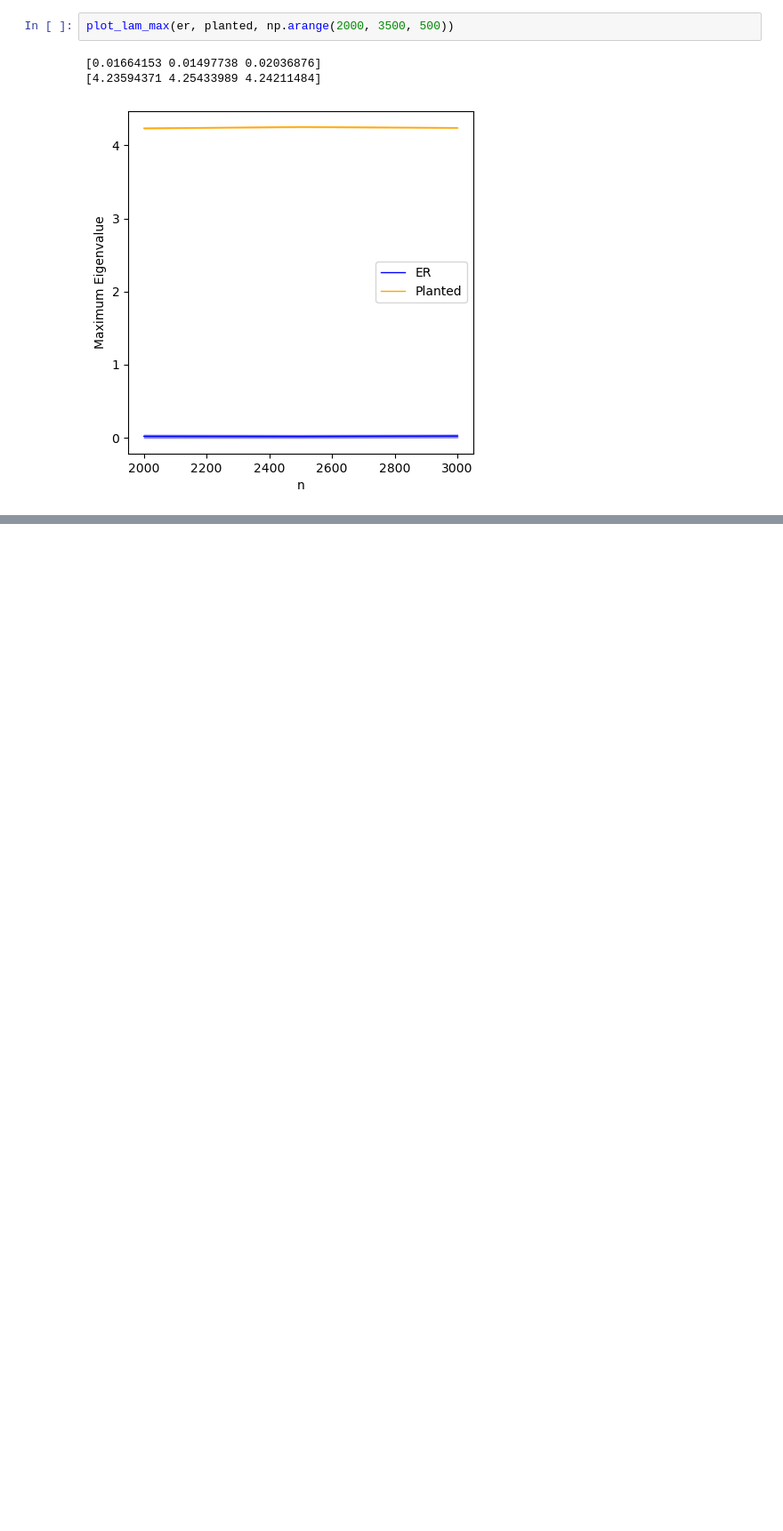
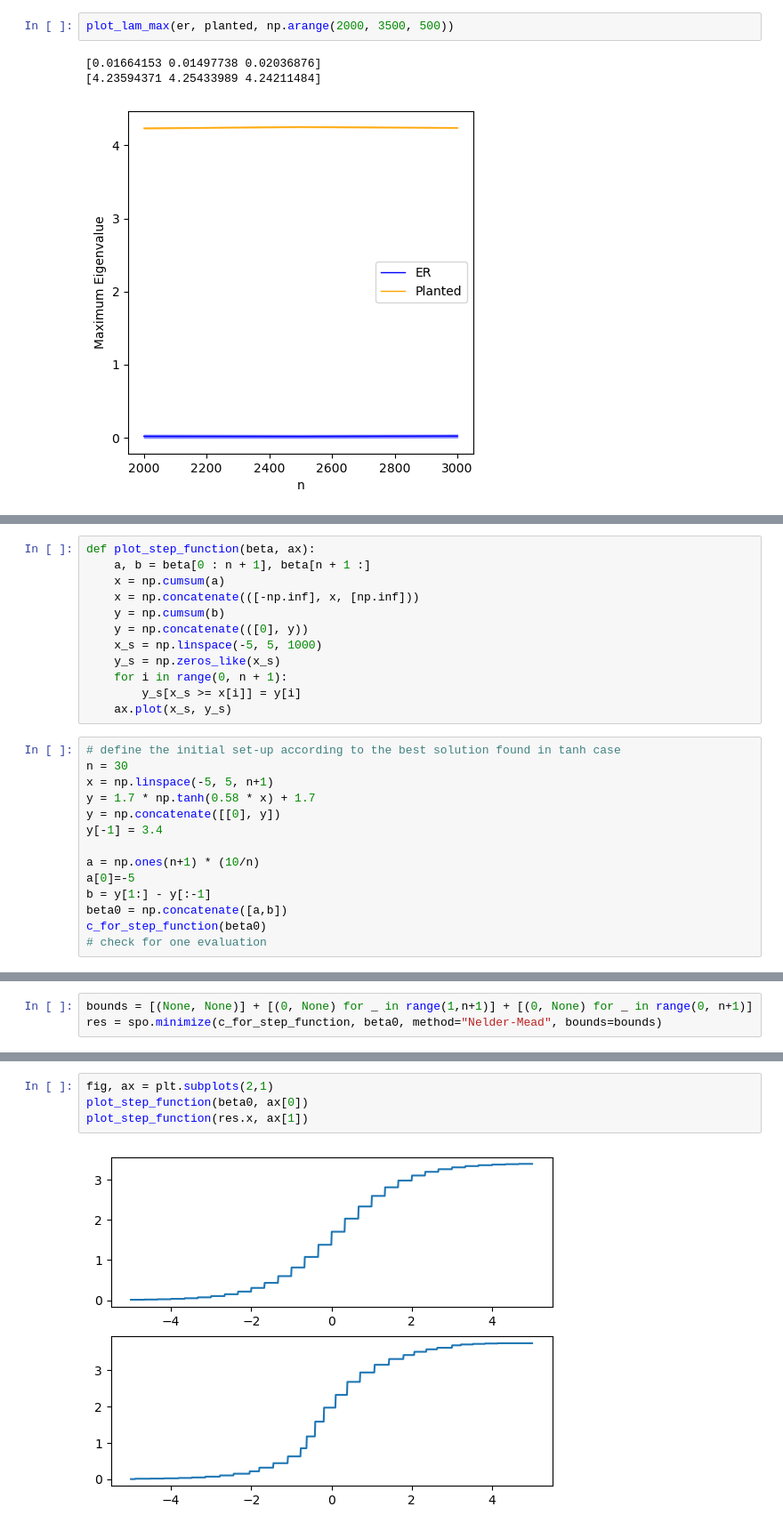
Before and after one commit to yuxinma98/NonlinearLaplacian, a Jupyter notebook: ipynb/Computation of c and outlier eigenvalue.ipynb, the cells around one changed output, grey strips where cells are left out. Shown: that part at 89% size. Saved outputs shown, nothing was run; the diff lists cells and outputs as text; blank space fills up the shorter version.

```diff
--- a/ipynb/Computation of c and outlier eigenvalue.ipynb
+++ b/ipynb/Computation of c and outlier eigenvalue.ipynb
@@ -432,0 +681,26 @@ plot_lam_max(er, planted, np.arange(2000, 3500, 500))
+# %%
+def plot_step_function(beta, ax):
+    a, b = beta[0 : n + 1], beta[n + 1 :]
+    x = np.cumsum(a)
+    x = np.concatenate(([-np.inf], x, [np.inf]))
+    y = np.cumsum(b)
+    y = np.concatenate(([0], y))
+    x_s = np.linspace(-5, 5, 1000)
+    y_s = np.zeros_like(x_s)
+    for i in range(0, n + 1):
+        y_s[x_s >= x[i]] = y[i]
+    ax.plot(x_s, y_s)
+# %%
+# define the initial set-up according to the best solution found in tanh case
+n = 30
+x = np.linspace(-5, 5, n+1)
+y = 1.7 * np.tanh(0.58 * x) + 1.7
+y = np.concatenate([[0], y])
+y[-1] = 3.4
+
+a = np.ones(n+1) * (10/n)
+a[0]=-5
+b = y[1:] - y[:-1]
+beta0 = np.concatenate([a,b])
+c_for_step_function(beta0)
+# check for one evaluation
@@ -432,0 +709,3 @@ plot_lam_max(er, planted, np.arange(2000, 3500, 500))
+# %%
+bounds = [(None, None)] + [(0, None) for _ in range(1,n+1)] + [(0, None) for _ in range(0, n+1)]
+res = spo.minimize(c_for_step_function, beta0, method="Nelder-Mead", bounds=bounds)
@@ -432,0 +731,6 @@ plot_lam_max(er, planted, np.arange(2000, 3500, 500))
+# %%
+fig, ax = plt.subplots(2,1)
+plot_step_function(beta0, ax[0])
+plot_step_function(res.x, ax[1])
+# %% [output]
+[figure, added]
```
Also changed, not shown: parts of 27 cells of this notebook.
